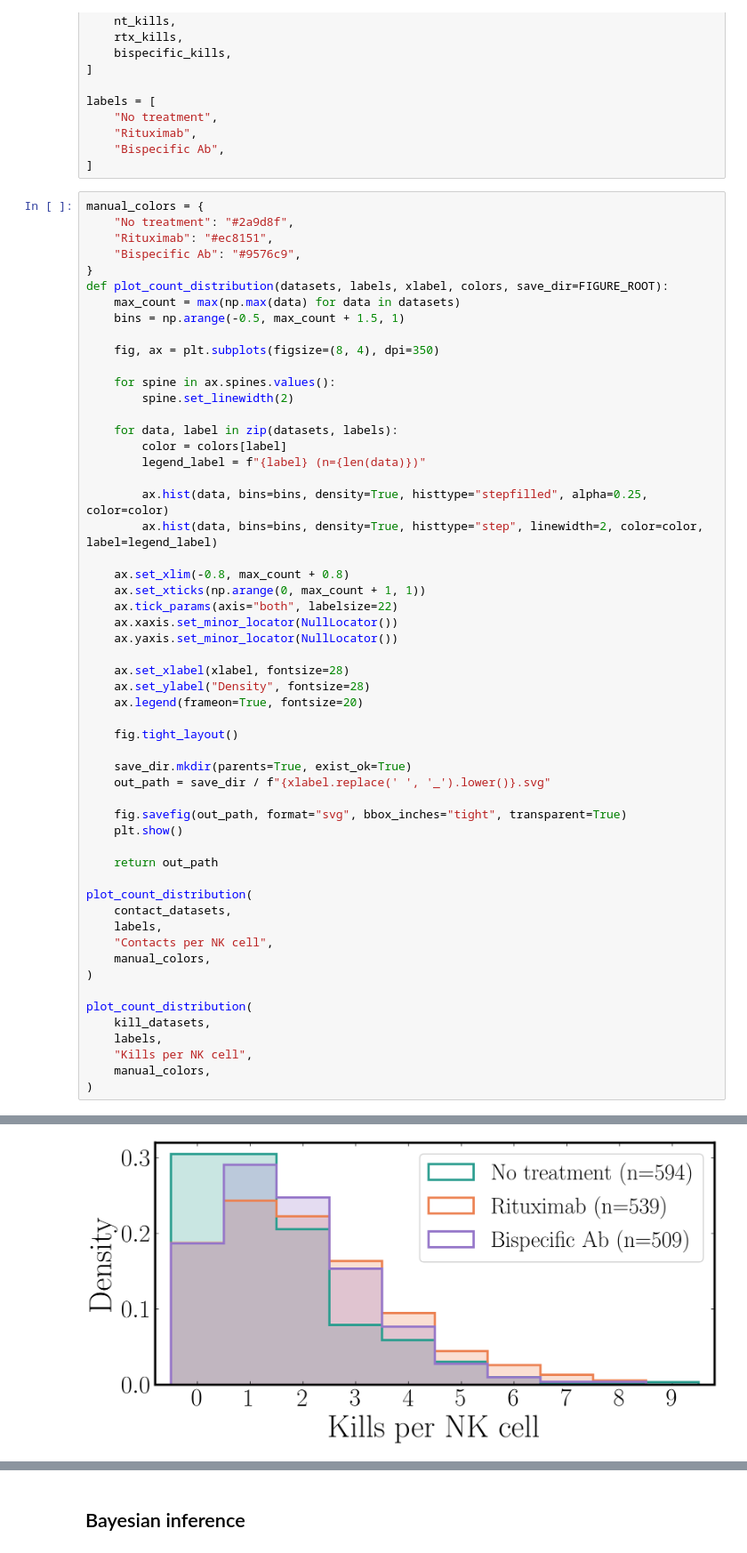
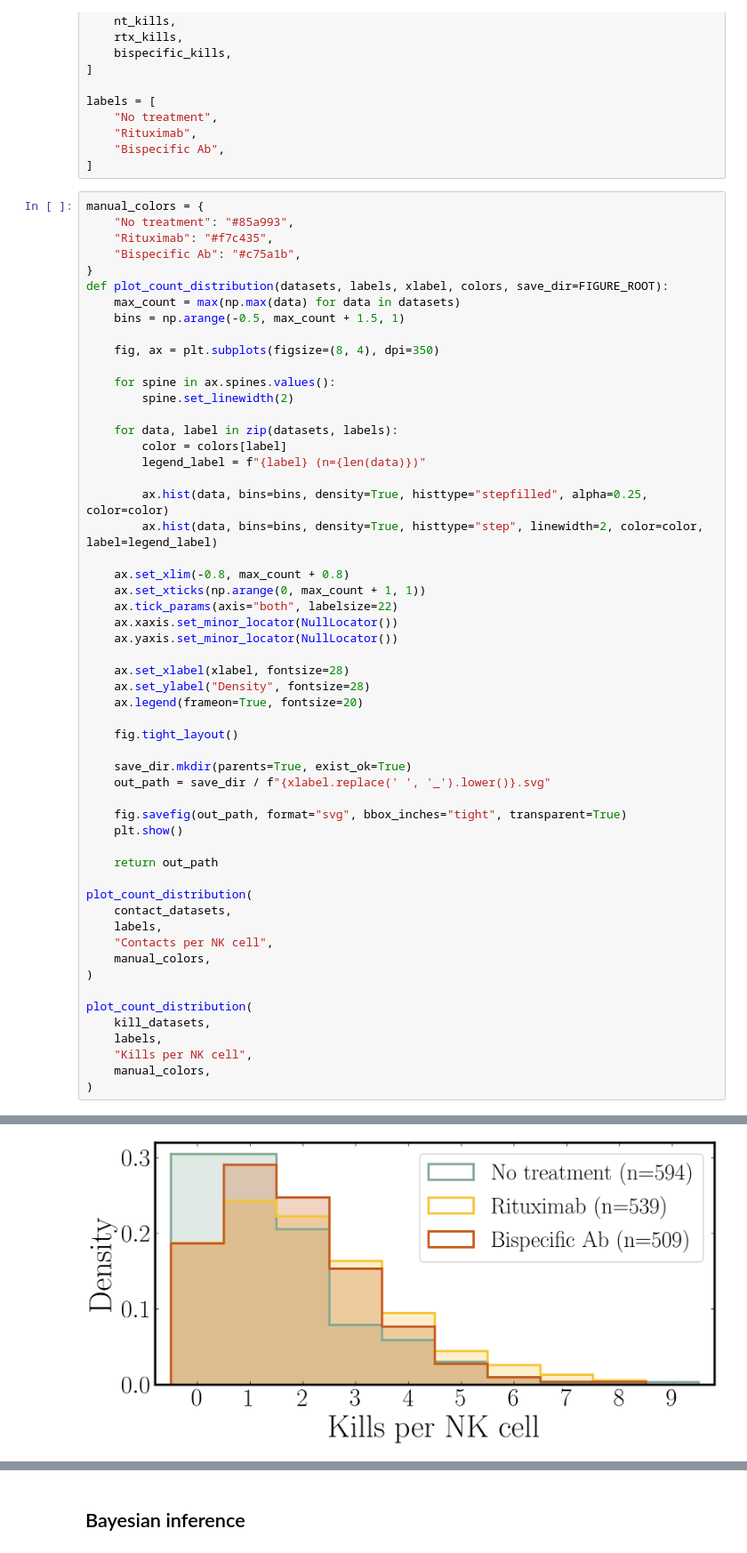
Before and after one commit to sthsci/Barracuda, a Jupyter notebook: section_2/notebooks/analysis_1.ipynb, the cells around one changed output, grey strips where cells are left out. Shown at 89% size. Drawn from its saved outputs; the diff is of its cells as text.

```diff
--- a/section_2/notebooks/analysis_1.ipynb
+++ b/section_2/notebooks/analysis_1.ipynb
@@ -165,9 +165,9 @@ labels = [
 ]
 # %%
 manual_colors = {
-    "No treatment": "#2a9d8f",
-    "Rituximab": "#ec8151",
-    "Bispecific Ab": "#9576c9",
+    "No treatment": "#85a993",
+    "Rituximab": "#f7c435",
+    "Bispecific Ab": "#c75a1b",
 }
 def plot_count_distribution(datasets, labels, xlabel, colors, save_dir=FIGURE_ROOT):
     max_count = max(np.max(data) for data in datasets)
@@ -223,4 +223,4 @@ plot_count_distribution(
-[figure, old version]
+[figure, new version]
 PosixPath('/Users/marsian/PhD_LifeSciRes/Orca/section_2/figures/analysis_1/kills_per_nk_cell.svg')
 # %% [markdown]
 ## Bayesian inference
```
Also changed, not shown: parts of 3 cells of this notebook, 39 other files.
